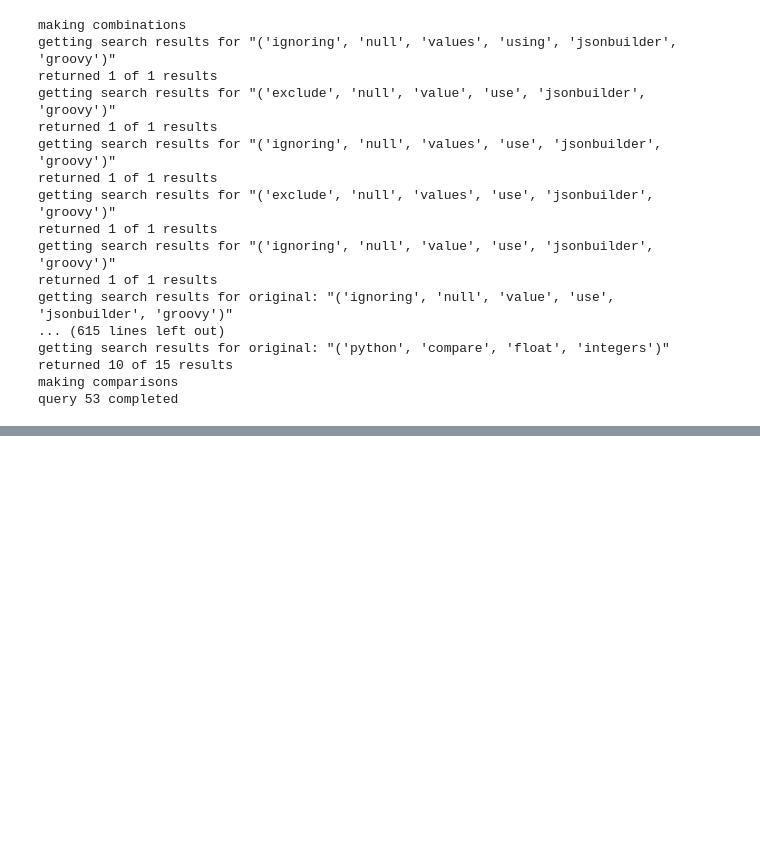
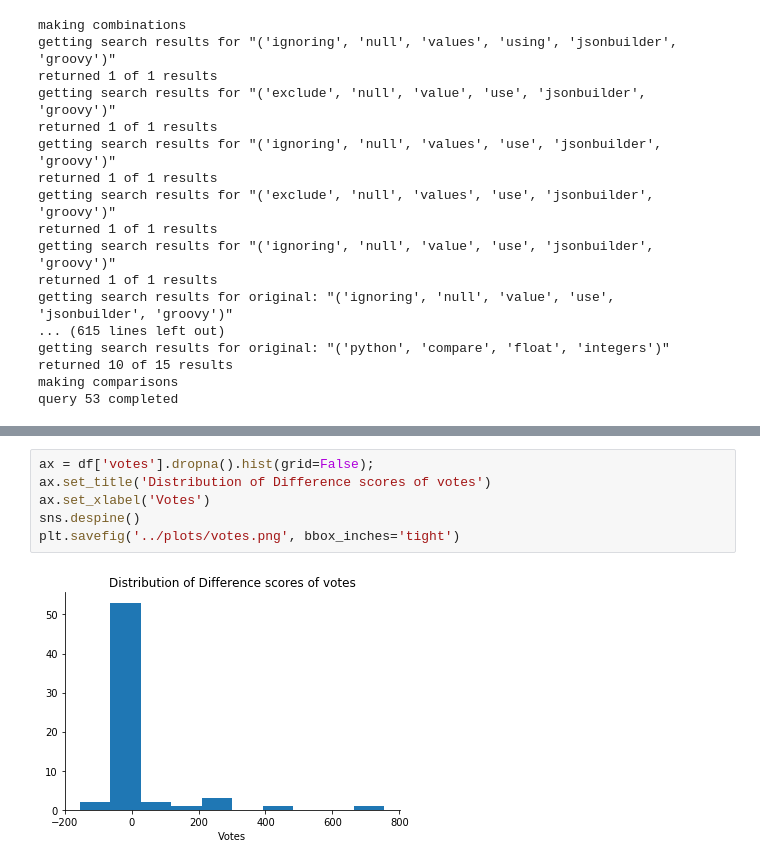
Before and after one commit to stevenfelix/SearchSuggester, a Jupyter notebook: notebooks/Validation_clean.ipynb, the cells around one changed output, grey strips where cells are left out. Saved outputs shown, nothing was run; the diff lists cells and outputs as text; blank space fills up the shorter version.

```diff
--- a/notebooks/Validation_clean.ipynb
+++ b/notebooks/Validation_clean.ipynb
@@ -696,0 +637,8 @@ results
+# %%
+ax = df['votes'].dropna().hist(grid=False);
+ax.set_title('Distribution of Difference scores of votes')
+ax.set_xlabel('Votes')
+sns.despine()
+plt.savefig('../plots/votes.png', bbox_inches='tight')
+# %% [output]
+[figure, added]
```
Also changed, not shown: parts of 30 cells of this notebook, 9 other files.
